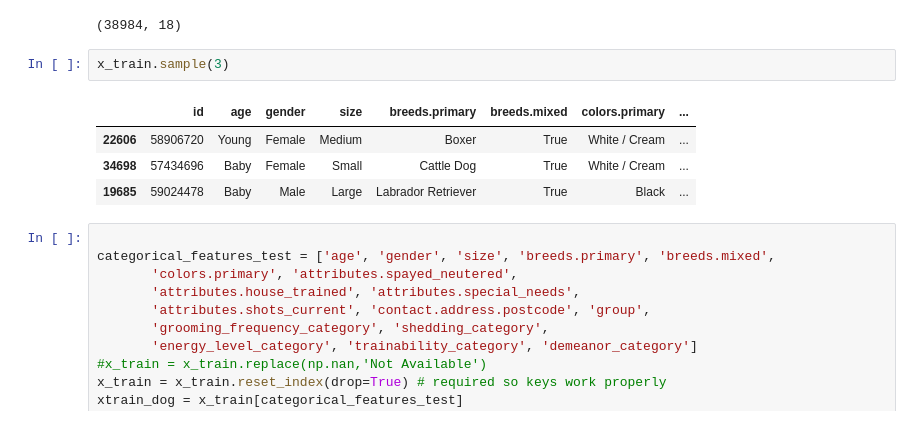
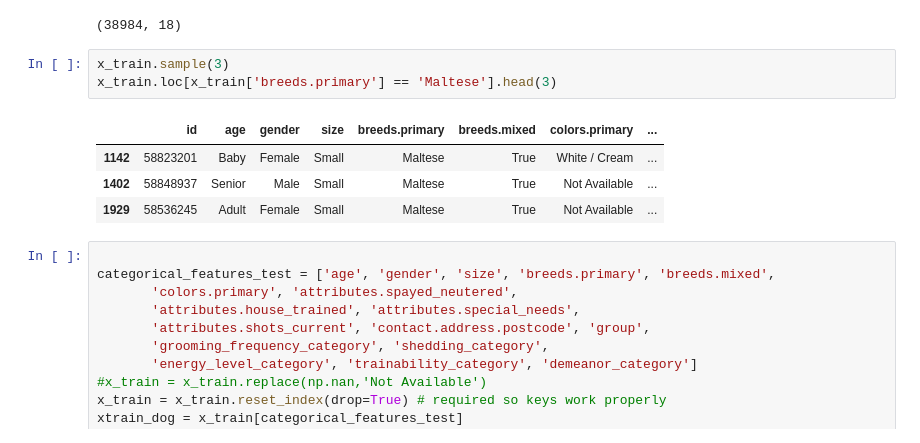
Before and after one commit to tthoraldson/PetMatch, a Jupyter notebook: notebooks/2.0-dcb-dogs-cbf-bl.ipynb, the cells around one changed output. Saved outputs shown, nothing was run; the diff lists cells and outputs as text.

```diff
--- a/notebooks/2.0-dcb-dogs-cbf-bl.ipynb
+++ b/notebooks/2.0-dcb-dogs-cbf-bl.ipynb
@@ -414,11 +414,12 @@ x_test.shape
 (38984, 18)
 # %%
 x_train.sample(3)
+x_train.loc[x_train['breeds.primary'] == 'Maltese'].head(3)
 # %% [output]
 |  | id | age | gender | size | breeds.primary | breeds.mixed | colors.primary | ... |
-| 22606 | 58906720 | Young | Female | Medium | Boxer | True | White / Cream | ... |
-| 34698 | 57434696 | Baby | Female | Small | Cattle Dog | True | White / Cream | ... |
-| 19685 | 59024478 | Baby | Male | Large | Labrador Retriever | True | Black | ... |
+| 1142 | 58823201 | Baby | Female | Small | Maltese | True | White / Cream | ... |
+| 1402 | 58848937 | Senior | Male | Small | Maltese | True | Not Available | ... |
+| 1929 | 58536245 | Adult | Female | Small | Maltese | True | Not Available | ... |
 # %%
 
 categorical_features_test = ['age', 'gender', 'size', 'breeds.primary', 'breeds.mixed',
```
Also changed, not shown: parts of 3 cells of this notebook, 1 other file.
